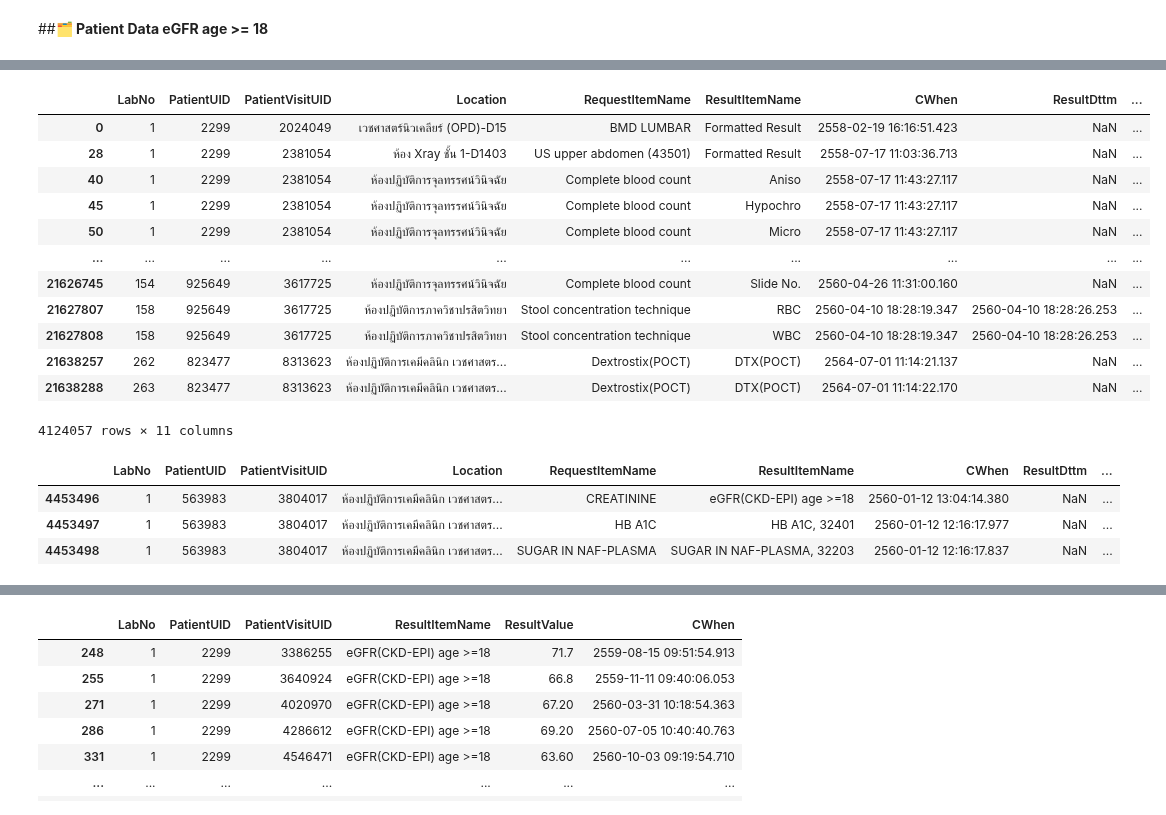
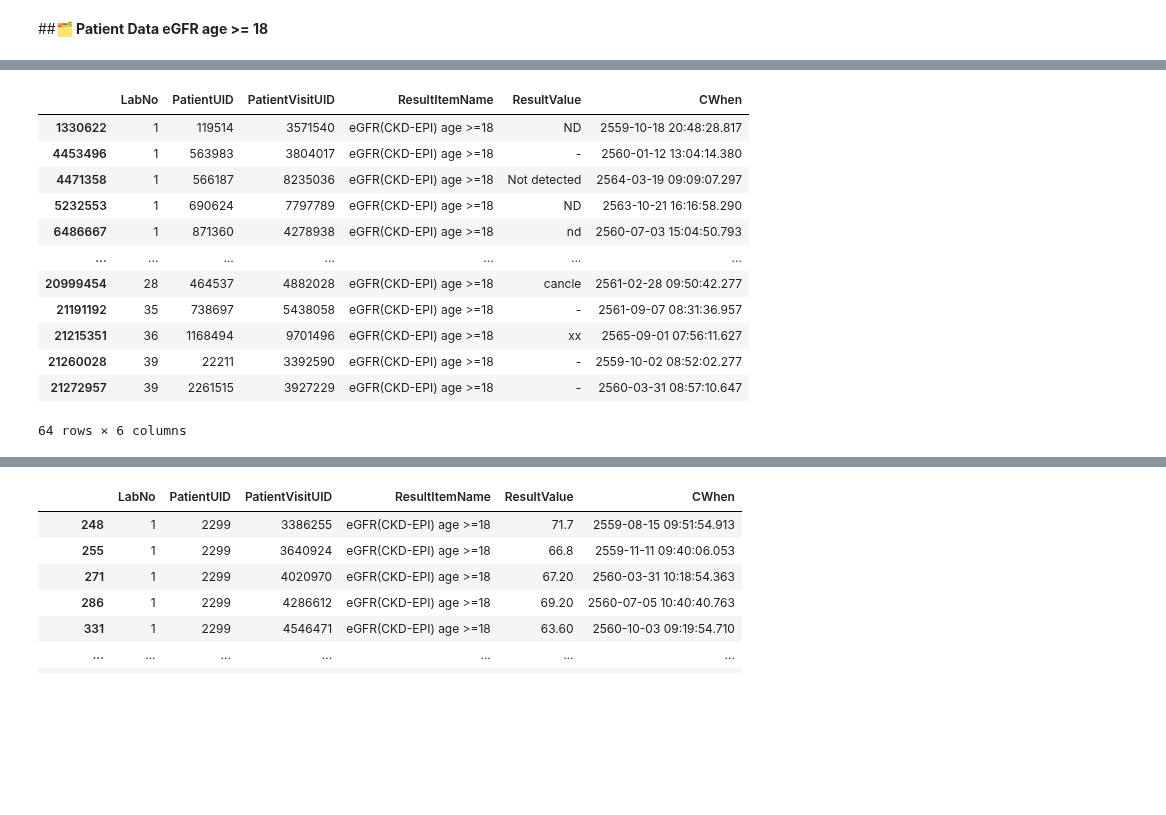
Before and after one commit to nxxk23/PROJECT, a Jupyter notebook: LabSlope.ipynb, the cells around one changed output, grey strips where cells are left out. Drawn from its saved outputs; the diff is of its cells as text; code cells hidden in the pictures; blank space fills up the shorter version.

```diff
--- a/LabSlope.ipynb
+++ b/LabSlope.ipynb
@@ -11,3 +11,7 @@ hemo = pd.read_csv('/content/drive/MyDrive/Thesis Project Kidney/Hemodialysis.cs
 hemo.shape
 # %% [output]
 (149987, 5)
+# %%
+import pandas as pd
+lab1 = pd.read_csv('/content/drive/MyDrive/Thesis Project Kidney/Lab.csv')
+lab1.shape
@@ -32,3 +38,12 @@ lab['PatientVisitUID'].nunique() #มีผู้ป่วย 20967 ที่ไ
 489786
 # %% [markdown]
 ##**🗂️ Patient Data eGFR age >= 18**
+# %%
+# Define the values to match
+result_item_names = ['eGFR(CKD-EPI) age >=18']
+
+# Select rows where 'ResultItemName' matches the specified values
+eGFR1 = lab1[lab1['ResultItemName'].isin(result_item_names)]
+eGFR1
+labeGFR1 = eGFR1[['LabNo','PatientUID', 'PatientVisitUID', 'ResultItemName', 'ResultValue', 'CWhen']]
+labeGFR1
@@ -35,29 +64,22 @@ lab['PatientVisitUID'].nunique() #มีผู้ป่วย 20967 ที่ไ
 # %%
 import re
 # Define the regular expression pattern for valid values (digits and decimals)
 pattern = r'^[0-9]+(\.[0-9]+)?$'
 
 # Filter rows with non-digit or non-decimal values in the 'ResultValue' column
-non_digit_rows = lab[~lab['ResultValue'].astype(str).apply(lambda x: bool(re.match(pattern, x)))]
-non_digit_rows
+non_digit_rows1 = labeGFR1[~labeGFR1['ResultValue'].astype(str).apply(lambda x: bool(re.match(pattern, x)))]
+non_digit_rows1 #64 rows before hemo ?? why we could not see this problem??
 # %% [output]
-|  | LabNo | PatientUID | PatientVisitUID | Location | RequestItemName | ResultItemName | CWhen | ResultDttm | ... |
-| 0 | 1 | 2299 | 2024049 | เวชศาสตร์นิวเคลียร์ (OPD)-D15 | BMD LUMBAR | Formatted Result | 2558-02-19 16:16:51.423 | NaN | ... |
-| 28 | 1 | 2299 | 2381054 | ห้อง Xray ชั้น 1-D1403 | US upper abdomen (43501) | Formatted Result | 2558-07-17 11:03:36.713 | NaN | ... |
-| 40 | 1 | 2299 | 2381054 | ห้องปฏิบัติการจุลทรรศน์วินิจฉัย | Complete blood count | Aniso | 2558-07-17 11:43:27.117 | NaN | ... |
-| 45 | 1 | 2299 | 2381054 | ห้องปฏิบัติการจุลทรรศน์วินิจฉัย | Complete blood count | Hypochro | 2558-07-17 11:43:27.117 | NaN | ... |
-| 50 | 1 | 2299 | 2381054 | ห้องปฏิบัติการจุลทรรศน์วินิจฉัย | Complete blood count | Micro | 2558-07-17 11:43:27.117 | NaN | ... |
-| ... | ... | ... | ... | ... | ... | ... | ... | ... | ... |
-| 21626745 | 154 | 925649 | 3617725 | ห้องปฏิบัติการจุลทรรศน์วินิจฉัย | Complete blood count | Slide No. | 2560-04-26 11:31:00.160 | NaN | ... |
-| 21627807 | 158 | 925649 | 3617725 | ห้องปฏิบัติการภาควิชาปรสิตวิทยา | Stool concentration technique | RBC | 2560-04-10 18:28:19.347 | 2560-04-10 18:28:26.253 | ... |
-| 21627808 | 158 | 925649 | 3617725 | ห้องปฏิบัติการภาควิชาปรสิตวิทยา | Stool concentration technique | WBC | 2560-04-10 18:28:19.347 | 2560-04-10 18:28:26.253 | ... |
-| 21638257 | 262 | 823477 | 8313623 | ห้องปฏิบัติการเคมีคลินิก เวชศาสตร... | Dextrostix(POCT) | DTX(POCT) | 2564-07-01 11:14:21.137 | NaN | ... |
-| 21638288 | 263 | 823477 | 8313623 | ห้องปฏิบัติการเคมีคลินิก เวชศาสตร... | Dextrostix(POCT) | DTX(POCT) | 2564-07-01 11:14:22.170 | NaN | ... |
+|  | LabNo | PatientUID | PatientVisitUID | ResultItemName | ResultValue | CWhen |
+| 1330622 | 1 | 119514 | 3571540 | eGFR(CKD-EPI) age >=18 | ND | 2559-10-18 20:48:28.817 |
+| 4453496 | 1 | 563983 | 3804017 | eGFR(CKD-EPI) age >=18 | - | 2560-01-12 13:04:14.380 |
+| 4471358 | 1 | 566187 | 8235036 | eGFR(CKD-EPI) age >=18 | Not detected | 2564-03-19 09:09:07.297 |
+| 5232553 | 1 | 690624 | 7797789 | eGFR(CKD-EPI) age >=18 | ND | 2563-10-21 16:16:58.290 |
+| 6486667 | 1 | 871360 | 4278938 | eGFR(CKD-EPI) age >=18 | nd | 2560-07-03 15:04:50.793 |
+| ... | ... | ... | ... | ... | ... | ... |
+| 20999454 | 28 | 464537 | 4882028 | eGFR(CKD-EPI) age >=18 | cancle | 2561-02-28 09:50:42.277 |
+| 21191192 | 35 | 738697 | 5438058 | eGFR(CKD-EPI) age >=18 | - | 2561-09-07 08:31:36.957 |
+| 21215351 | 36 | 1168494 | 9701496 | eGFR(CKD-EPI) age >=18 | xx | 2565-09-01 07:56:11.627 |
+| 21260028 | 39 | 22211 | 3392590 | eGFR(CKD-EPI) age >=18 | - | 2559-10-02 08:52:02.277 |
+| 21272957 | 39 | 2261515 | 3927229 | eGFR(CKD-EPI) age >=18 | - | 2560-03-31 08:57:10.647 |
-4124057 rows × 11 columns
+64 rows × 6 columns
-# %%
-lab[(lab['PatientUID'] == 563983) & (lab['PatientVisitUID'] == 3804017)]
-# %% [output]
-|  | LabNo | PatientUID | PatientVisitUID | Location | RequestItemName | ResultItemName | CWhen | ResultDttm | ... |
-| 4453496 | 1 | 563983 | 3804017 | ห้องปฏิบัติการเคมีคลินิก เวชศาสตร... | CREATININE | eGFR(CKD-EPI) age >=18 | 2560-01-12 13:04:14.380 | NaN | ... |
-| 4453497 | 1 | 563983 | 3804017 | ห้องปฏิบัติการเคมีคลินิก เวชศาสตร... | HB A1C | HB A1C, 32401 | 2560-01-12 12:16:17.977 | NaN | ... |
-| 4453498 | 1 | 563983 | 3804017 | ห้องปฏิบัติการเคมีคลินิก เวชศาสตร... | SUGAR IN NAF-PLASMA | SUGAR IN NAF-PLASMA, 32203 | 2560-01-12 12:16:17.837 | NaN | ... |
```
Also changed, not shown: parts of 8 cells of this notebook.
